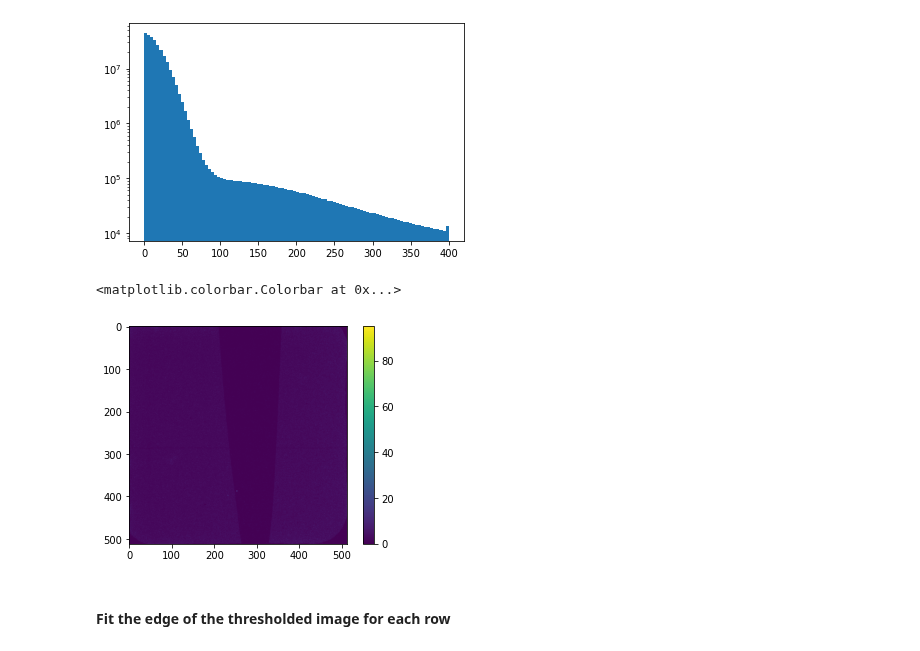
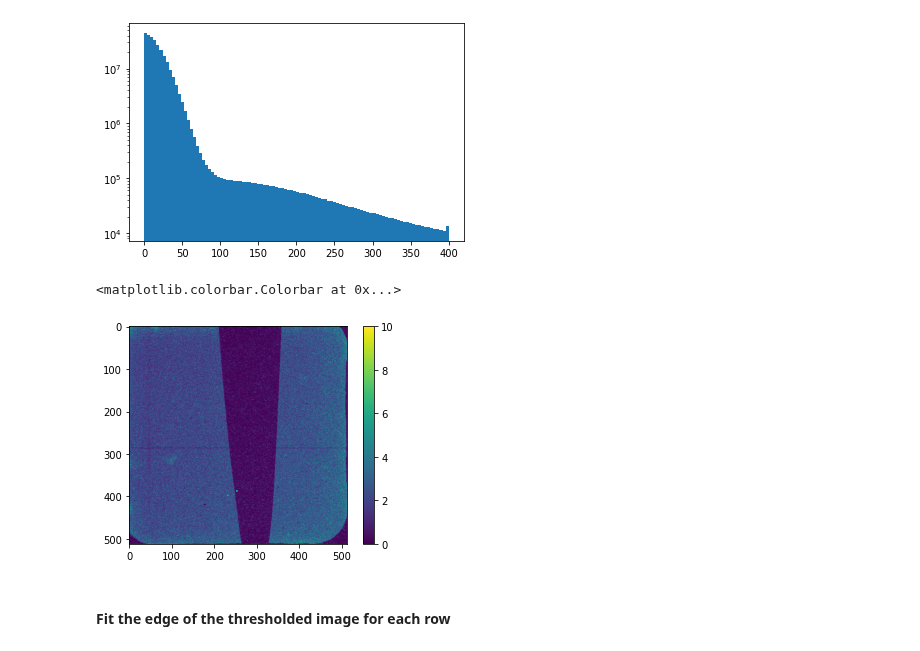
Before and after one commit to jerenner/emsim, a Jupyter notebook: notebooks/emsim_dataproc.ipynb, the cells around one changed output. Saved outputs shown, nothing was run; the diff lists cells and outputs as text; code cells hidden in the pictures.

Commit message:
Plot edge

```diff
--- a/notebooks/emsim_dataproc.ipynb
+++ b/notebooks/emsim_dataproc.ipynb
@@ -81,11 +81,11 @@ imgs_th[imgs > th] = imgs[imgs > th]
 # %%
 # Show the thresholded image.
 img_th_proc = np.average(imgs_th,axis=0)
-plt.imshow(img_th_proc)
+plt.imshow(img_th_proc,vmax=10)
 plt.colorbar()
 # %% [output]
 <matplotlib.colorbar.Colorbar at 0x...>
-[figure, old version]
+[figure, new version]
 # %% [markdown]
 #### Fit the edge of the thresholded image for each row
 # %%
```
Also changed, not shown: parts of 10 cells of this notebook.
